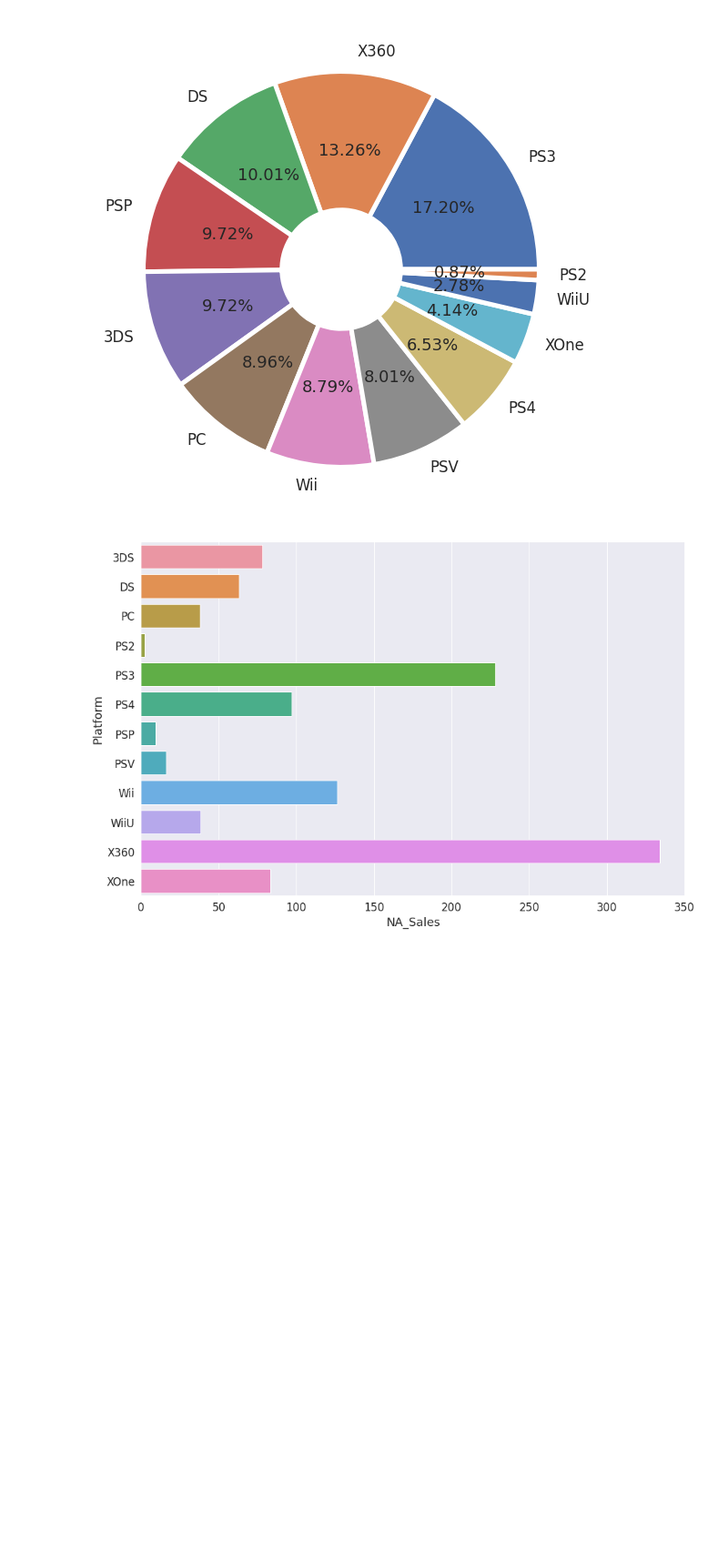
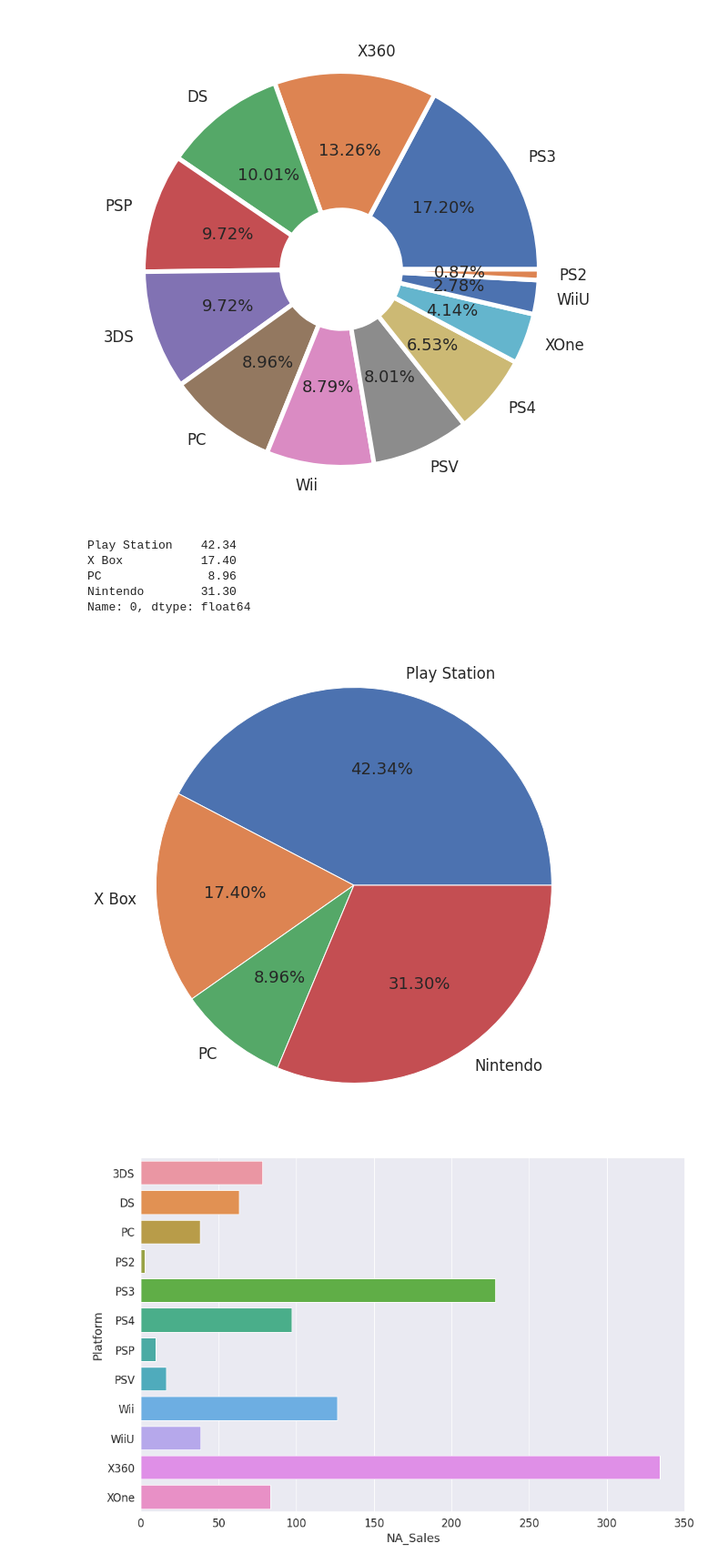
Before and after one commit to IlTACK-OH/Section1_project, a Jupyter notebook: Section1_project.ipynb, the cells around one changed output. Shown at 91% size. Cells and saved outputs as stored; diff of their text form; code cells hidden in the pictures; blank space fills up the shorter version.

```diff
--- a/Section1_project.ipynb
+++ b/Section1_project.ipynb
@@ -828,6 +827,21 @@ plt.pie(NA_Platform_count,labels=NA_Platform_count.index,autopct='%.2f%%',wedgep
 plt.show()
 # %% [output]
 [figure]
+# %%
+New_pie_df = pd.DataFrame([42.34, 17.4, 8.96,31.3],index =['Play Station','X Box','PC','Nintendo'])
+New_pie_df[0]
+# %% [output]
+Play Station    42.34
+X Box           17.40
+PC               8.96
+Nintendo        31.30
+Name: 0, dtype: float64
+# %%
+plt.figure(figsize=([10,10]))
+plt.pie(New_pie_df[0],labels=New_pie_df.index,autopct='%.2f%%')
+plt.show()
+# %% [output]
+[figure, added]
 # %%
 plt.figure(figsize=([15,10]))
 sns.barplot(x=NA_Platform_sale,y=NA_Platform_sale.index)
```
Also changed, not shown: parts of 11 cells of this notebook.
